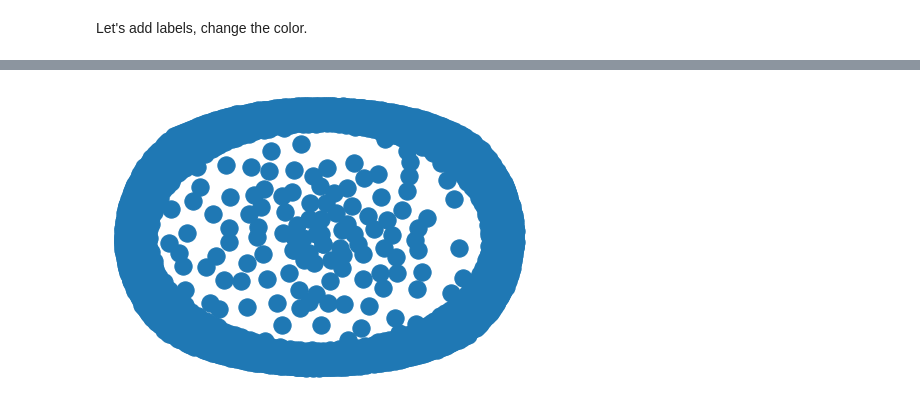
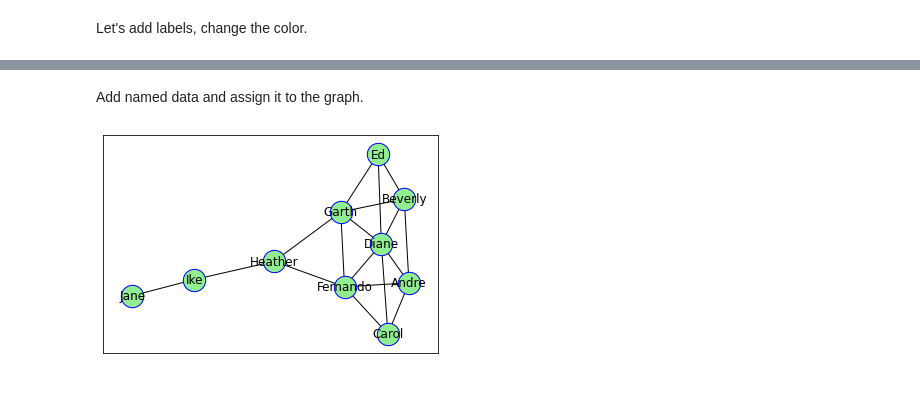
Before and after one commit to beninbar/DATA_620, a Jupyter notebook: Assignment 1/Assignment 1 - Hello, graph world.ipynb, the cells around one changed output, grey strips where cells are left out. Drawn from its saved outputs; the diff is of its cells as text; code cells hidden in the pictures.

```diff
--- a/Assignment 1/Assignment 1 - Hello, graph world.ipynb
+++ b/Assignment 1/Assignment 1 - Hello, graph world.ipynb
@@ -20,10 +21,17 @@ nx.draw_networkx(graph1, node_color="green", font_color="white")
+# %% [markdown]
+Add named data and assign it to the graph.
 # %%
-# text2
-# graph2=nx.krackhardt_kite_graph()
-# graph2.add_nodes_from(text2)
-# graph2.number_of_nodes()
+relations = pd.DataFrame({'from': ['Ed', 'Ed', 'Ed', 'Beverly', 'Beverly', 'Beverly', 'Beverly', 'Andre', 'Andre', 'Andre',
+                                   'Andre', 'Carol', 'Carol', 'Carol', 'Fernando', 'Fernando', 'Fernando', 'Fernando',
+                                   'Fernando', 'Garth', 'Garth', 'Garth', 'Garth', 'Garth', 'Heather', 'Heather', 'Heather',
+                                   'Ike', 'Ike', 'Jane', 'Diane', 'Diane', 'Diane', 'Diane', 'Diane', 'Diane'],
+                          'to': ['Beverly', 'Diane', 'Garth', 'Ed', 'Garth', 'Diane', 'Andre', 'Beverly', 'Diane',
+                                 'Fernando', 'Carol', 'Andre', 'Diane', 'Fernando', 'Carol', 'Andre', 'Diane',
+                                 'Garth', 'Heather', 'Ed', 'Beverly', 'Diane', 'Fernando', 'Heather', 'Fernando',
+                                 'Garth', 'Ike', 'Heather', 'Jane', 'Ike', 'Ed', 'Beverly', 'Andre', 'Carol',
+                                 'Fernando', 'Garth']})
 
-# nx.draw(graph2)
-# #graph2.nodes()
+graph2 = nx.from_pandas_edgelist(relations, 'from', 'to', create_using=nx.Graph())
+nx.draw_networkx(graph2, with_labels=True, edgecolors='blue', node_color='lightgreen', node_size=500)
 # %% [output]
-[figure, old version]
+[figure, new version]
```
Also changed, not shown: parts of 4 cells of this notebook.
